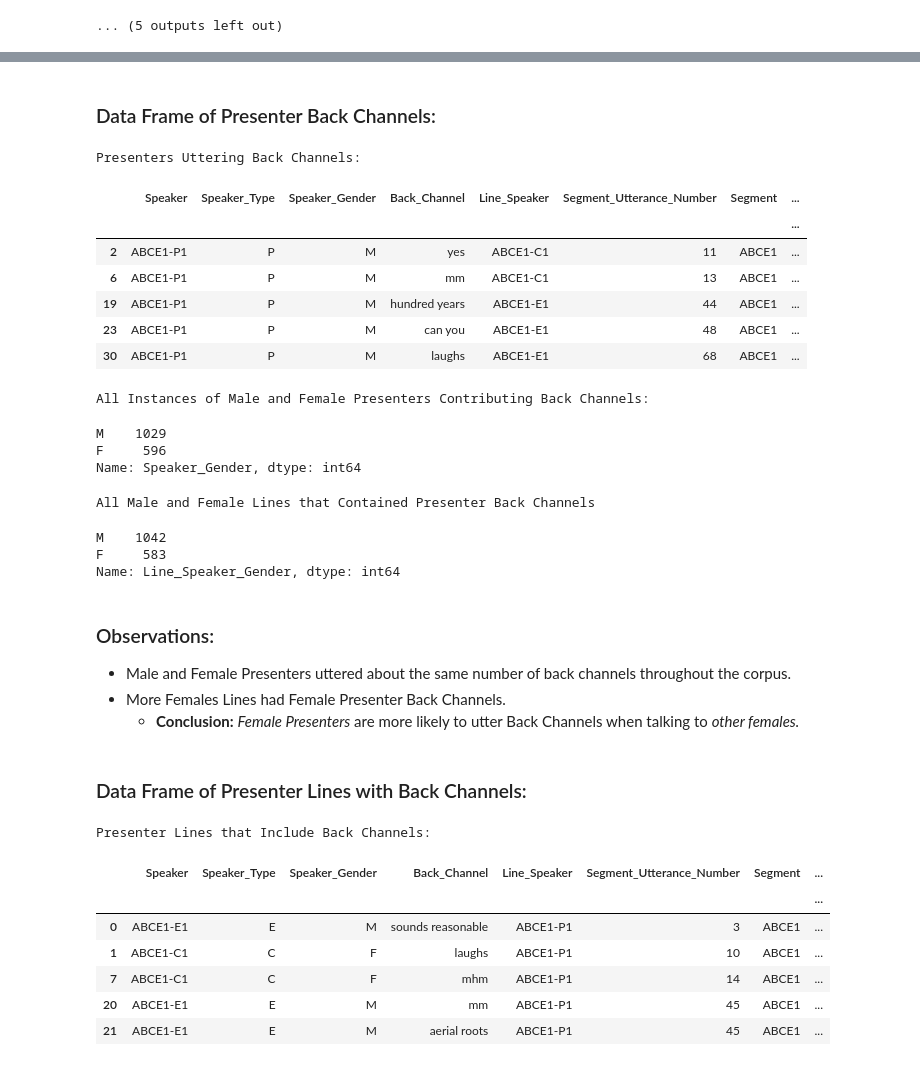
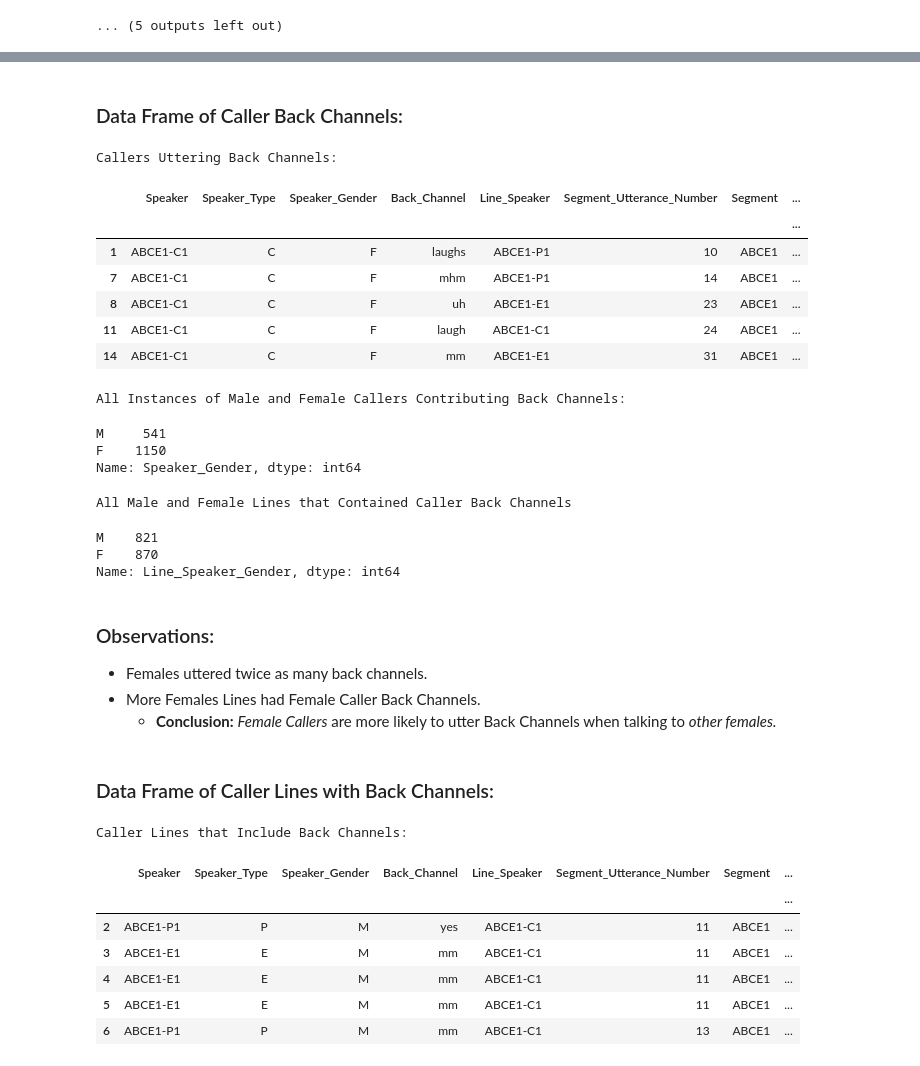
Before and after one commit to Data-Science-for-Linguists/Discourse-Analysis-ART-Corpus, a Jupyter notebook: analysis.ipynb, the cells around one changed output, grey strips where cells are left out. Saved outputs shown, nothing was run; the diff lists cells and outputs as text; code cells hidden in the pictures.

Commit message:
caller gender analysis instead of presenter gender analysis

```diff
--- a/analysis.ipynb
+++ b/analysis.ipynb
@@ -790,53 +891,53 @@ Female Presenters have more sentences, and longer sentences. They also take on a
 # %% [markdown]
-### Data Frame of Presenter Back Channels:
+### Data Frame of Caller Back Channels:
 # %%
-# Presenter's saying back channels
-print("Presenters Uttering Back Channels:")
-P_bk_df=bk_df.loc[bk_df["Speaker_Type"]=='P',:]
-P_bk_df.head()
+# Caller's saying back channels
+print("Callers Uttering Back Channels:")
+C_bk_df=bk_df.loc[bk_df["Speaker_Type"]=='C',:]
+C_bk_df.head()
 # %% [output]
-Presenters Uttering Back Channels:
+Callers Uttering Back Channels:
 |  | Speaker | Speaker_Type | Speaker_Gender | Back_Channel | Line_Speaker | Segment_Utterance_Number | Segment | ... |
 |  |  |  |  |  |  |  |  | ... |
-| 2 | ABCE1-P1 | P | M | yes | ABCE1-C1 | 11 | ABCE1 | ... |
-| 6 | ABCE1-P1 | P | M | mm | ABCE1-C1 | 13 | ABCE1 | ... |
-| 19 | ABCE1-P1 | P | M | hundred years | ABCE1-E1 | 44 | ABCE1 | ... |
-| 23 | ABCE1-P1 | P | M | can you | ABCE1-E1 | 48 | ABCE1 | ... |
-| 30 | ABCE1-P1 | P | M | laughs | ABCE1-E1 | 68 | ABCE1 | ... |
+| 1 | ABCE1-C1 | C | F | laughs | ABCE1-P1 | 10 | ABCE1 | ... |
+| 7 | ABCE1-C1 | C | F | mhm | ABCE1-P1 | 14 | ABCE1 | ... |
+| 8 | ABCE1-C1 | C | F | uh | ABCE1-E1 | 23 | ABCE1 | ... |
+| 11 | ABCE1-C1 | C | F | laugh | ABCE1-C1 | 24 | ABCE1 | ... |
+| 14 | ABCE1-C1 | C | F | mm | ABCE1-E1 | 31 | ABCE1 | ... |
 # %%
-print("All Instances of Male and Female Presenters Contributing Back Channels:")
-P_bk_df["Speaker_Gender"].value_counts().reindex(["M","F"])
-print("All Male and Female Lines that Contained Presenter Back Channels")
-P_bk_df["Line_Speaker_Gender"].value_counts().reindex(["M","F"])
+print("All Instances of Male and Female Callers Contributing Back Channels:")
+C_bk_df["Speaker_Gender"].value_counts().reindex(["M","F"])
+print("All Male and Female Lines that Contained Caller Back Channels")
+C_bk_df["Line_Speaker_Gender"].value_counts().reindex(["M","F"])
 # %% [output]
-All Instances of Male and Female Presenters Contributing Back Channels:
+All Instances of Male and Female Callers Contributing Back Channels:
-M    1029
-F     596
+M     541
+F    1150
 Name: Speaker_Gender, dtype: int64
-All Male and Female Lines that Contained Presenter Back Channels
+All Male and Female Lines that Contained Caller Back Channels
-M    1042
-F     583
+M    821
+F    870
 Name: Line_Speaker_Gender, dtype: int64
 # %% [markdown]
 ### Observations:
 
-- Male and Female Presenters uttered about the same number of back channels throughout the corpus.
-- More Females Lines had Female Presenter Back Channels.
-     - **Conclusion:** *Female Presenters* are more likely to utter Back Channels when talking to *other females.*
+- Females uttered twice as many back channels.
+- More Females Lines had Female Caller Back Channels.
+     - **Conclusion:** *Female Callers* are more likely to utter Back Channels when talking to *other females.*
 # %% [markdown]
-### Data Frame of Presenter Lines with Back Channels:
+### Data Frame of Caller Lines with Back Channels:
 # %%
-# Presenter lines that include back channels
-print("Presenter Lines that Include Back Channels:")
-P_line_bk_df=bk_df.loc[bk_df["Line_Speaker_Type"]=='P',:]
-P_line_bk_df.head()
+# Caller lines that include back channels
+print("Caller Lines that Include Back Channels:")
+C_line_bk_df=bk_df.loc[bk_df["Line_Speaker_Type"]=='C',:]
+C_line_bk_df.head()
 # %% [output]
-Presenter Lines that Include Back Channels:
+Caller Lines that Include Back Channels:
 |  | Speaker | Speaker_Type | Speaker_Gender | Back_Channel | Line_Speaker | Segment_Utterance_Number | Segment | ... |
 |  |  |  |  |  |  |  |  | ... |
-| 0 | ABCE1-E1 | E | M | sounds reasonable | ABCE1-P1 | 3 | ABCE1 | ... |
-| 1 | ABCE1-C1 | C | F | laughs | ABCE1-P1 | 10 | ABCE1 | ... |
-| 7 | ABCE1-C1 | C | F | mhm | ABCE1-P1 | 14 | ABCE1 | ... |
-| 20 | ABCE1-E1 | E | M | mm | ABCE1-P1 | 45 | ABCE1 | ... |
-| 21 | ABCE1-E1 | E | M | aerial roots | ABCE1-P1 | 45 | ABCE1 | ... |
+| 2 | ABCE1-P1 | P | M | yes | ABCE1-C1 | 11 | ABCE1 | ... |
+| 3 | ABCE1-E1 | E | M | mm | ABCE1-C1 | 11 | ABCE1 | ... |
+| 4 | ABCE1-E1 | E | M | mm | ABCE1-C1 | 11 | ABCE1 | ... |
+| 5 | ABCE1-E1 | E | M | mm | ABCE1-C1 | 11 | ABCE1 | ... |
+| 6 | ABCE1-P1 | P | M | mm | ABCE1-C1 | 13 | ABCE1 | ... |
 # %%
```
Also changed, not shown: parts of 26 cells of this notebook.
